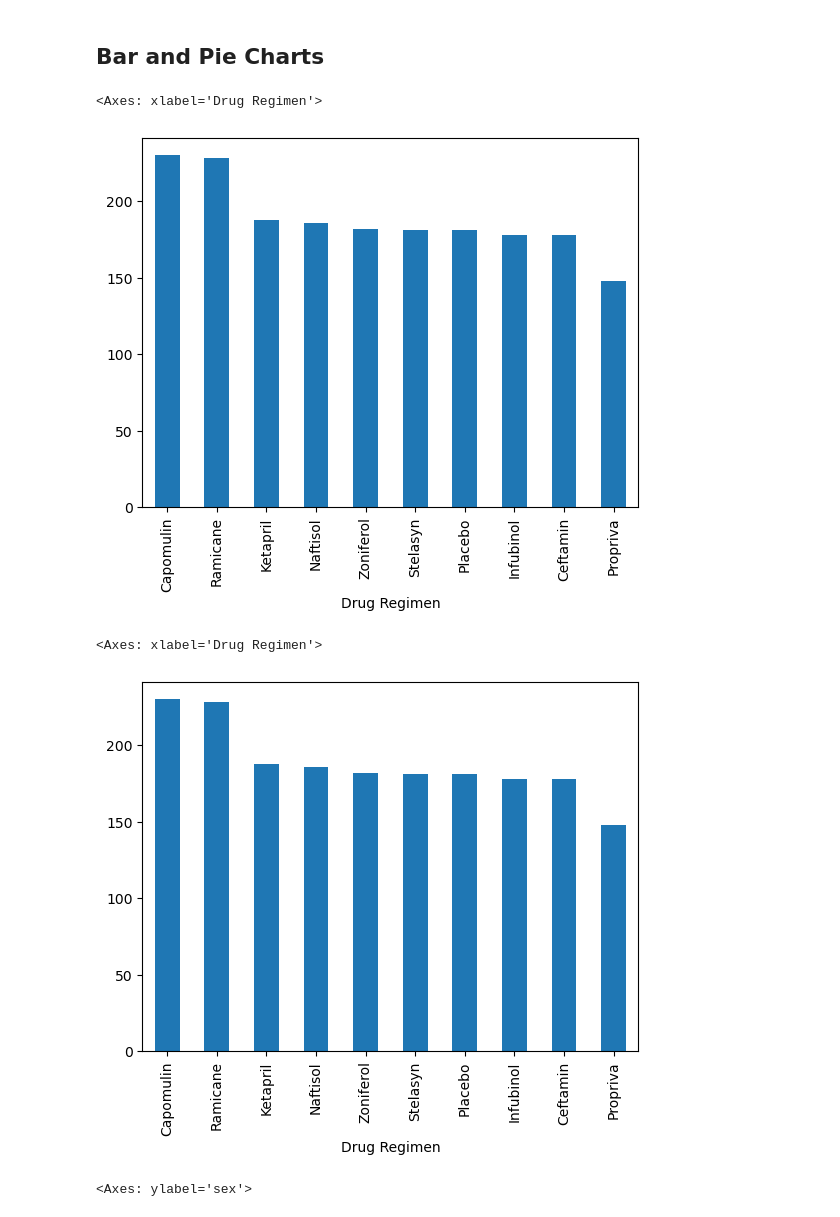
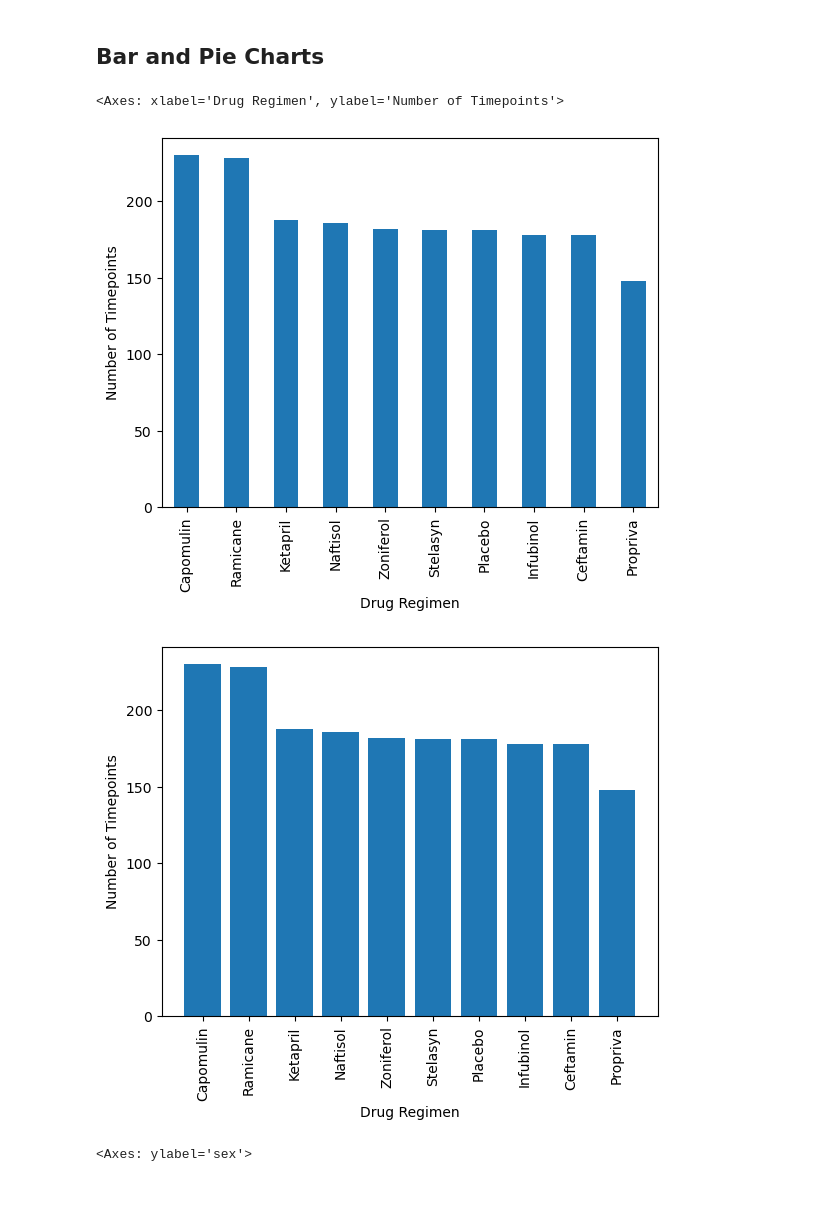
Before and after one commit to HollaNotes/Module_5_Challenge, a Jupyter notebook: pymaceuticals_NoelleWatson.ipynb, the cells around one changed output. Drawn from its saved outputs; the diff is of its cells as text; code cells hidden in the pictures.

```diff
--- a/pymaceuticals_NoelleWatson.ipynb
+++ b/pymaceuticals_NoelleWatson.ipynb
@@ -146,18 +161,19 @@ tumor_regim_vols
 # %%
 # Generate a bar plot showing the total number of rows (Mouse ID/Timepoints) for each drug regimen using Pandas.
 rows_timepoint = clean_df["Drug Regimen"].value_counts()
-rows_timepoint.plot.bar(x=[0])
+rows_timepoint.plot.bar(x=[0], ylabel='Number of Timepoints')
 # %% [output]
-<Axes: xlabel='Drug Regimen'>
+<Axes: xlabel='Drug Regimen', ylabel='Number of Timepoints'>
-[figure, old version]
+[figure, new version]
 # %%
 # Generate a bar plot showing the total number of rows (Mouse ID/Timepoints) for each drug regimen using pyplot.
-rows_timepoint.plot(kind="bar")
-
-###### Should I space this exactly like solution picture?
+plt.bar(rows_timepoint.index, rows_timepoint.values)
+plt.xlabel('Drug Regimen')
+plt.ylabel('Number of Timepoints')
+plt.xticks(rotation='vertical')
+plt.show()
 # %% [output]
-<Axes: xlabel='Drug Regimen'>
-[figure, old version]
+[figure, new version]
 # %%
 # Generate a pie plot showing the distribution of female versus male mice using Pandas
 gender_dist = clean_df["Sex"].value_counts()
```
Also changed, not shown: parts of 12 cells of this notebook, 5 other files.
